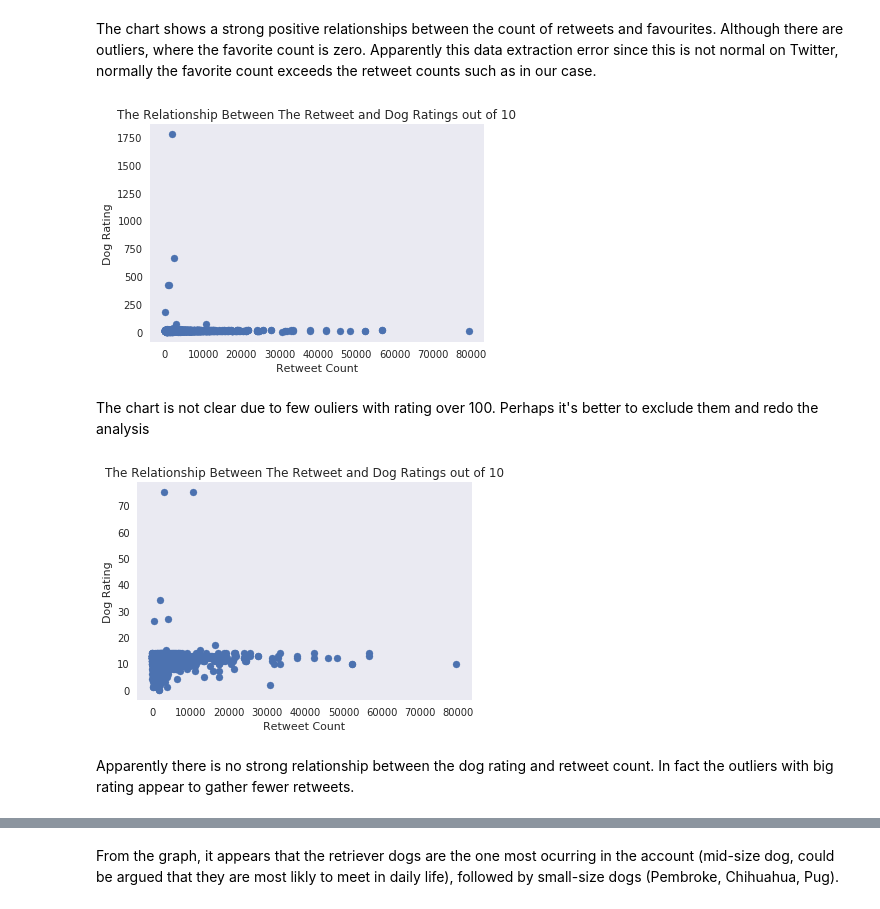
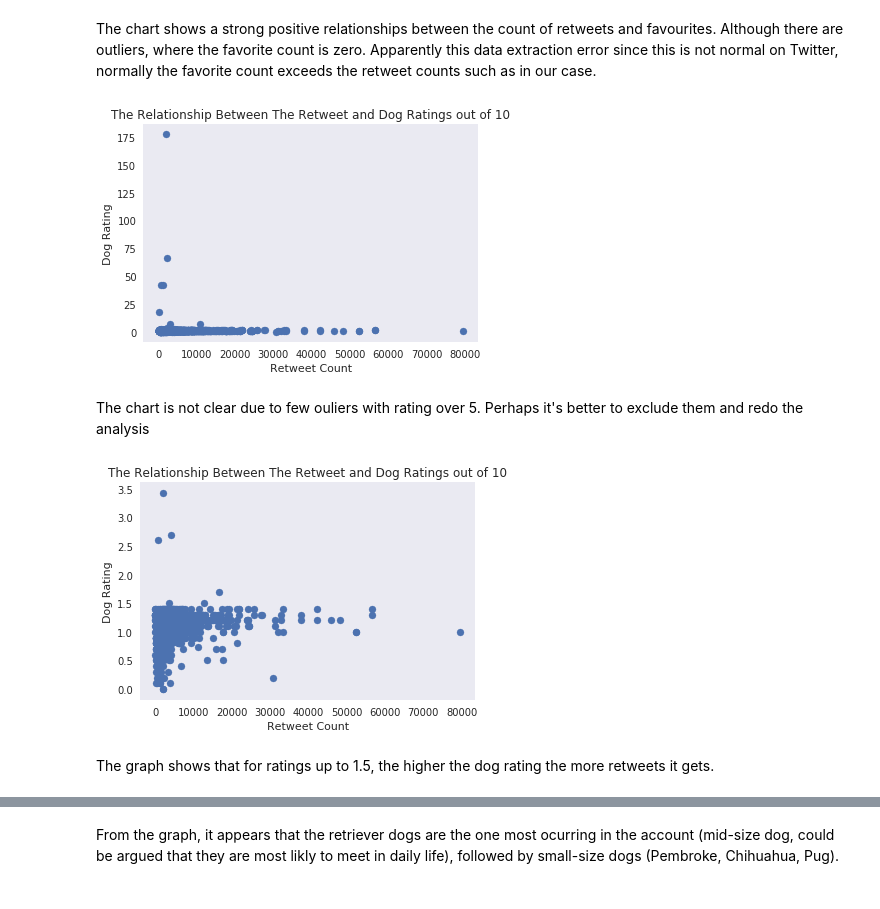
Before and after one commit to imahfoudh/Udacity-Wrangling-Act, a Jupyter notebook: wrangle_act.ipynb, the cells around one changed output, grey strips where cells are left out. Cells and saved outputs as stored; diff of their text form; code cells hidden in the pictures.

```diff
--- a/wrangle_act.ipynb
+++ b/wrangle_act.ipynb
@@ -418,0 +557,5 @@ master=master.join(pred_cln,lsuffix='0',rsuffix='pred',how='left')
+# %%
+
+archive_cln['tweet_source']=archive_cln['source'].str.extract(r'((?s)(?<=>).*?(?=<))')
+# %%
+archive_cln.drop(columns=['source'],inplace=True)
@@ -418,0 +587,9 @@ master=master.join(pred_cln,lsuffix='0',rsuffix='pred',how='left')
+# %%
+
+#Merging columns https://stackoverflow.com/questions/33098383/merge-multiple-column-values-into-one-column-in-python-pandas
+archive_cln['dog_category']=archive_cln[archive_cln.columns[8:11]].apply(
+    lambda x: ','.join(x.dropna().astype(str)),
+    axis=1
+)
+archive_cln.dog_category.replace('',np.nan,inplace=True)
+archive_cln.drop(columns=['doggo','floofer','pupper','puppo'],inplace=True)
@@ -478,0 +669,2 @@ memory usage: 372.7+ KB
+# %%
+master=master.drop_duplicates(subset=['tweet_id'])
@@ -505,25 +721,25 @@ The chart shows a strong positive relationships between the count of  retweets a
 #2. Taking the retweet count as a measure, is there a relationship between the number of retweets and the rating?
 #A scatter plot is the right graph for this analysis.
 
-plt.scatter(master.retweet_count, master.rating_numerator);
+plt.scatter(master.retweet_count, master.score);
 plt.title("The Relationship Between The Retweet and Dog Ratings out of 10");
 plt.xlabel("Retweet Count");
 plt.ylabel("Dog Rating");
 # %% [output]
-[figure, old version]
+[figure, new version]
 # %% [markdown]
-The chart is not clear due to few ouliers with rating over 100. Perhaps it's better to exclude them and redo the analysis
+The chart is not clear due to few ouliers with rating over 5. Perhaps it's better to exclude them and redo the analysis
 # %%
-master_2=master.query('rating_numerator<100')
+master_2=master.query('score<5')
 
-plt.scatter(master_2.retweet_count, master_2.rating_numerator);
+plt.scatter(master_2.retweet_count, master_2.score);
 plt.title("The Relationship Between The Retweet and Dog Ratings out of 10");
 plt.xlabel("Retweet Count");
 plt.ylabel("Dog Rating");
 # %% [output]
-[figure, old version]
+[figure, new version]
-# %% [markdown]
-Apparently there is no strong relationship between the dog rating and retweet count. In fact the outliers with big rating appear to gather fewer retweets.
+# %% [markdown]
+The graph shows that for ratings up to 1.5, the higher the dog rating the more retweets it gets.
 # %%
 #3. What are the types of dogs that are more frequently featured in the account based on the prediction algorithm (p1)?
 #A bar chart is the right graph for this analysis.
```
Also changed, not shown: parts of 108 cells of this notebook, 3 other files.
